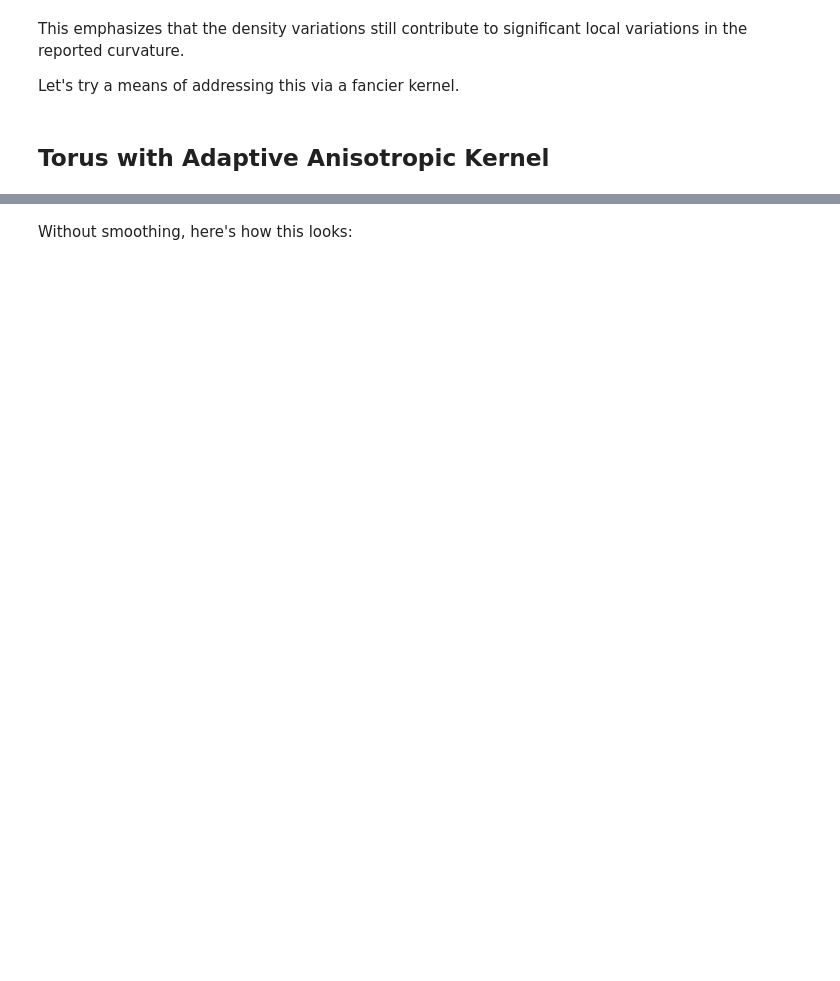
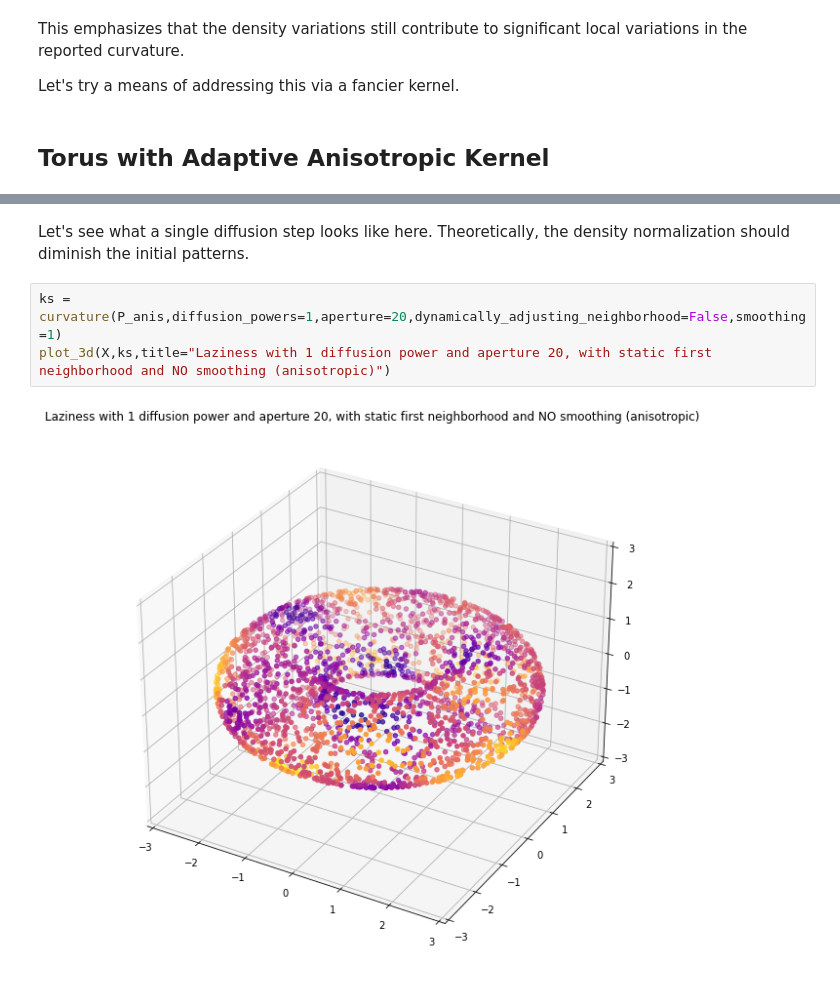
Before and after one commit to professorwug/diffusion-curvature-old, a Jupyter notebook: 02_laziness.ipynb, the cells around one changed output, grey strips where cells are left out. Cells and saved outputs as stored; diff of their text form; blank space fills up the shorter version.

```diff
--- a/02_laziness.ipynb
+++ b/02_laziness.ipynb
@@ -176,2 +183,7 @@ Distance to kth neighbors [0.45759816 0.36350369 0.47922962 ... 0.44962059 0.346
-# %% [markdown]
-Without smoothing, here's how this looks:
+# %% [markdown]
+Let's see what a single diffusion step looks like here. Theoretically, the density normalization should diminish the initial patterns.
+# %%
+ks = curvature(P_anis,diffusion_powers=1,aperture=20,dynamically_adjusting_neighborhood=False,smoothing=1)
+plot_3d(X,ks,title="Laziness with 1 diffusion power and aperture 20, with static first neighborhood and NO smoothing (anisotropic)")
+# %% [output]
+[figure, added]
```
Also changed, not shown: parts of 23 cells of this notebook, 7 other files.
